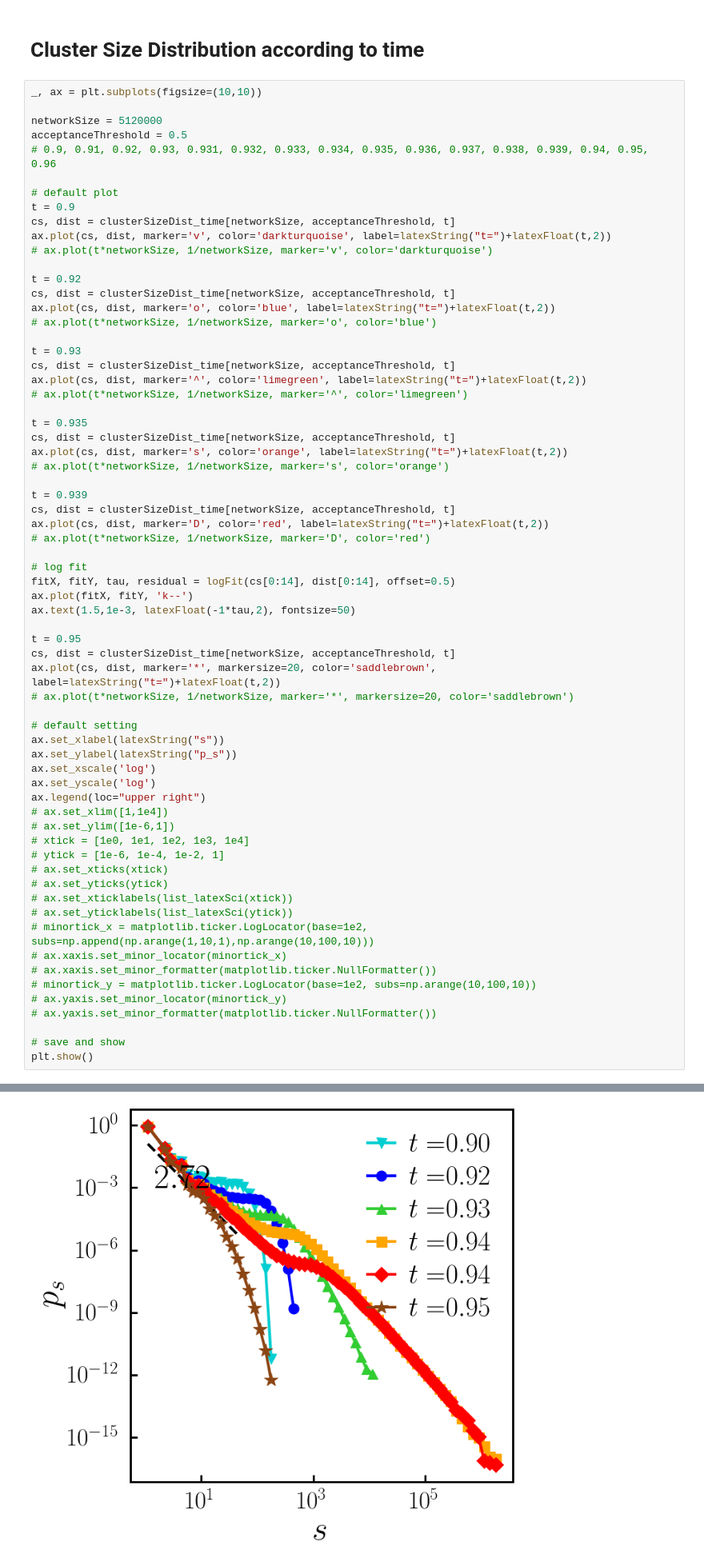
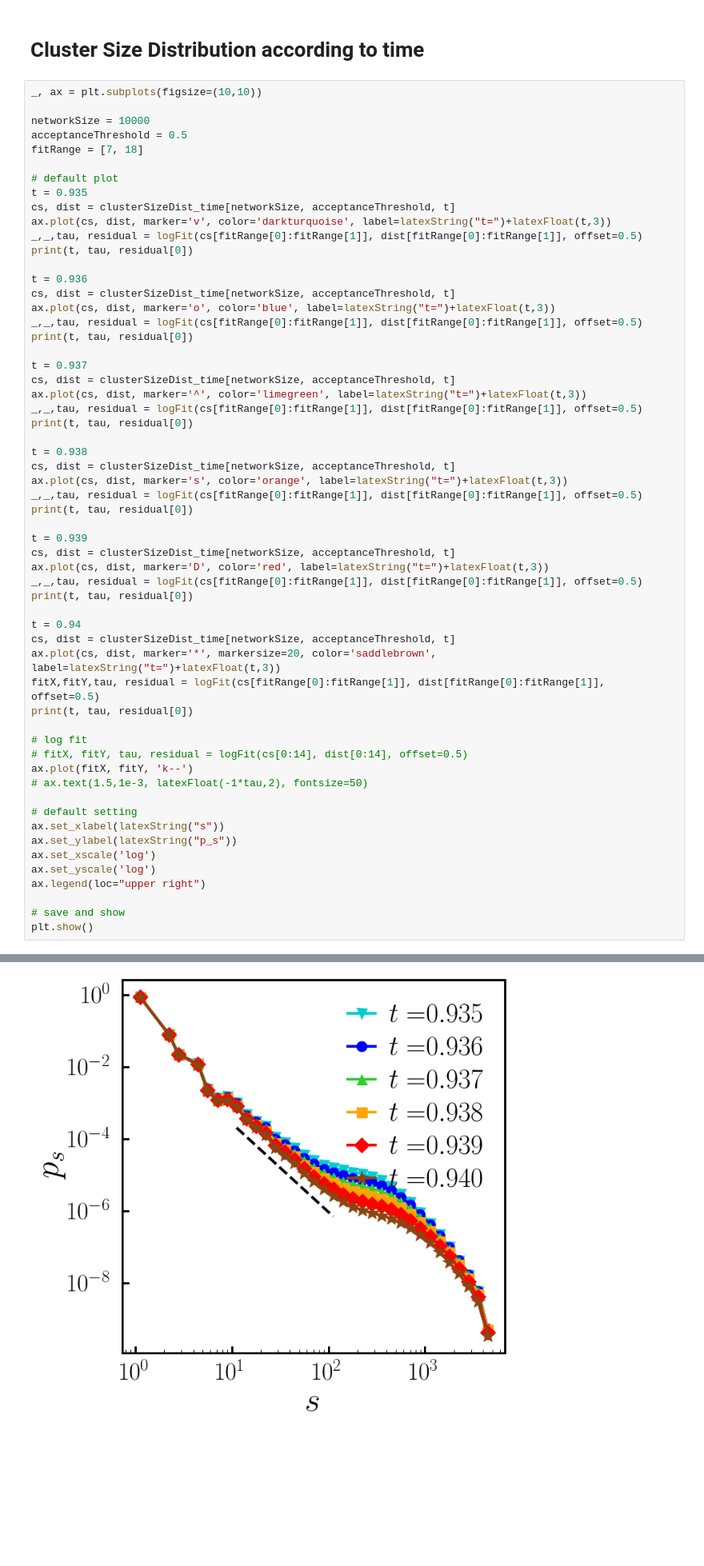
Before and after one commit to hoyunchoi/mBFW-Git, a Jupyter notebook: main-plot.ipynb, the cells around one changed output, grey strips where cells are left out. Shown at 80% size. Cells and saved outputs as stored; diff of their text form; blank space fills up the shorter version.

```diff
--- a/main-plot.ipynb
+++ b/main-plot.ipynb
@@ -277,45 +353,51 @@ plt.show()
 # %%
 _, ax = plt.subplots(figsize=(10,10))
 
-networkSize = 5120000
+networkSize = 10000
 acceptanceThreshold = 0.5
-# 0.9, 0.91, 0.92, 0.93, 0.931, 0.932, 0.933, 0.934, 0.935, 0.936, 0.937, 0.938, 0.939, 0.94, 0.95, 0.96
+fitRange = [7, 18]
 
 # default plot
-t = 0.9
-cs, dist = clusterSizeDist_time[networkSize, acceptanceThreshold, t]
-ax.plot(cs, dist, marker='v', color='darkturquoise', label=latexString("t=")+latexFloat(t,2))
-# ax.plot(t*networkSize, 1/networkSize, marker='v', color='darkturquoise')
-
-t = 0.92
-cs, dist = clusterSizeDist_time[networkSize, acceptanceThreshold, t]
-ax.plot(cs, dist, marker='o', color='blue', label=latexString("t=")+latexFloat(t,2))
-# ax.plot(t*networkSize, 1/networkSize, marker='o', color='blue')
-
-t = 0.93
-cs, dist = clusterSizeDist_time[networkSize, acceptanceThreshold, t]
-ax.plot(cs, dist, marker='^', color='limegreen', label=latexString("t=")+latexFloat(t,2))
-# ax.plot(t*networkSize, 1/networkSize, marker='^', color='limegreen')
-
 t = 0.935
 cs, dist = clusterSizeDist_time[networkSize, acceptanceThreshold, t]
-ax.plot(cs, dist, marker='s', color='orange', label=latexString("t=")+latexFloat(t,2))
-# ax.plot(t*networkSize, 1/networkSize, marker='s', color='orange')
+ax.plot(cs, dist, marker='v', color='darkturquoise', label=latexString("t=")+latexFloat(t,3))
+_,_,tau, residual = logFit(cs[fitRange[0]:fitRange[1]], dist[fitRange[0]:fitRange[1]], offset=0.5)
+print(t, tau, residual[0])
+
+t = 0.936
+cs, dist = clusterSizeDist_time[networkSize, acceptanceThreshold, t]
+ax.plot(cs, dist, marker='o', color='blue', label=latexString("t=")+latexFloat(t,3))
+_,_,tau, residual = logFit(cs[fitRange[0]:fitRange[1]], dist[fitRange[0]:fitRange[1]], offset=0.5)
+print(t, tau, residual[0])
+
+t = 0.937
+cs, dist = clusterSizeDist_time[networkSize, acceptanceThreshold, t]
+ax.plot(cs, dist, marker='^', color='limegreen', label=latexString("t=")+latexFloat(t,3))
+_,_,tau, residual = logFit(cs[fitRange[0]:fitRange[1]], dist[fitRange[0]:fitRange[1]], offset=0.5)
+print(t, tau, residual[0])
+
+t = 0.938
+cs, dist = clusterSizeDist_time[networkSize, acceptanceThreshold, t]
+ax.plot(cs, dist, marker='s', color='orange', label=latexString("t=")+latexFloat(t,3))
+_,_,tau, residual = logFit(cs[fitRange[0]:fitRange[1]], dist[fitRange[0]:fitRange[1]], offset=0.5)
+print(t, tau, residual[0])
 
 t = 0.939
 cs, dist = clusterSizeDist_time[networkSize, acceptanceThreshold, t]
-ax.plot(cs, dist, marker='D', color='red', label=latexString("t=")+latexFloat(t,2))
-# ax.plot(t*networkSize, 1/networkSize, marker='D', color='red')
+ax.plot(cs, dist, marker='D', color='red', label=latexString("t=")+latexFloat(t,3))
+_,_,tau, residual = logFit(cs[fitRange[0]:fitRange[1]], dist[fitRange[0]:fitRange[1]], offset=0.5)
+print(t, tau, residual[0])
+
+t = 0.94
+cs, dist = clusterSizeDist_time[networkSize, acceptanceThreshold, t]
+ax.plot(cs, dist, marker='*', markersize=20, color='saddlebrown', label=latexString("t=")+latexFloat(t,3))
+fitX,fitY,tau, residual = logFit(cs[fitRange[0]:fitRange[1]], dist[fitRange[0]:fitRange[1]], offset=0.5)
+print(t, tau, residual[0])
 
 # log fit
-fitX, fitY, tau, residual = logFit(cs[0:14], dist[0:14], offset=0.5)
+# fitX, fitY, tau, residual = logFit(cs[0:14], dist[0:14], offset=0.5)
 ax.plot(fitX, fitY, 'k--')
-ax.text(1.5,1e-3, latexFloat(-1*tau,2), fontsize=50)
-
-t = 0.95
-cs, dist = clusterSizeDist_time[networkSize, acceptanceThreshold, t]
-ax.plot(cs, dist, marker='*', markersize=20, color='saddlebrown', label=latexString("t=")+latexFloat(t,2))
-# ax.plot(t*networkSize, 1/networkSize, marker='*', markersize=20, color='saddlebrown')
+# ax.text(1.5,1e-3, latexFloat(-1*tau,2), fontsize=50)
 
 # default setting
 ax.set_xlabel(latexString("s"))
@@ -323,20 +405,6 @@ ax.set_ylabel(latexString("p_s"))
 ax.set_xscale('log')
 ax.set_yscale('log')
 ax.legend(loc="upper right")
-# ax.set_xlim([1,1e4])
-# ax.set_ylim([1e-6,1])
-# xtick = [1e0, 1e1, 1e2, 1e3, 1e4]
-# ytick = [1e-6, 1e-4, 1e-2, 1]
-# ax.set_xticks(xtick)
-# ax.set_yticks(ytick)
-# ax.set_xticklabels(list_latexSci(xtick))
-# ax.set_yticklabels(list_latexSci(ytick))
-# minortick_x = matplotlib.ticker.LogLocator(base=1e2, subs=np.append(np.arange(1,10,1),np.arange(10,100,10)))
-# ax.xaxis.set_minor_locator(minortick_x)
-# ax.xaxis.set_minor_formatter(matplotlib.ticker.NullFormatter())
-# minortick_y = matplotlib.ticker.LogLocator(base=1e2, subs=np.arange(10,100,10))
-# ax.yaxis.set_minor_locator(minortick_y)
-# ax.yaxis.set_minor_formatter(matplotlib.ticker.NullFormatter())
 
 # save and show
 plt.show()
@@ -344 +418 @@ plt.show()
-[figure, old version]
+[figure, new version]
```
Also changed, not shown: parts of 11 cells of this notebook, 2 other files.
